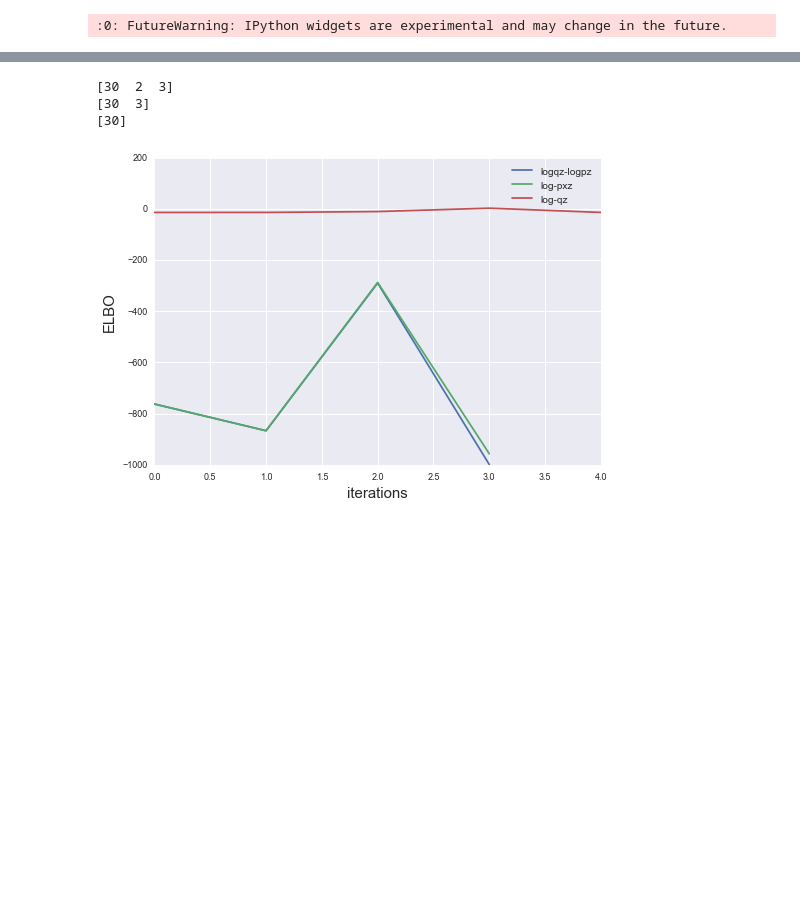
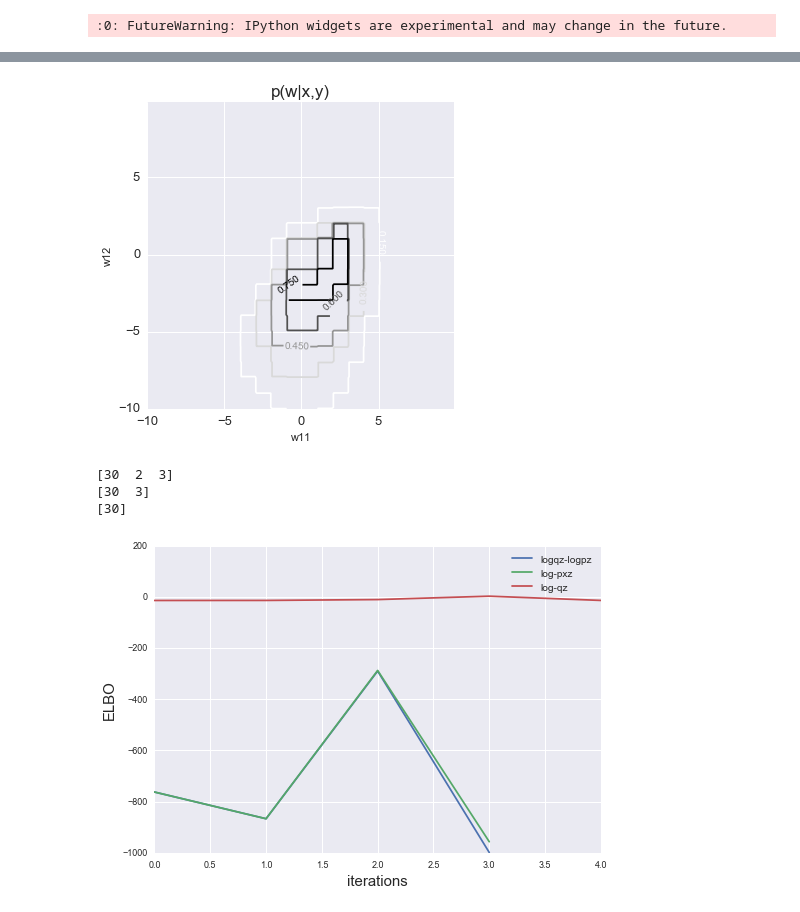
Before and after one commit to AndyZhang17/iaf2, a Jupyter notebook: phase4.ipynb, the cells around one changed output, grey strips where cells are left out. Drawn from its saved outputs; the diff is of its cells as text; code cells hidden in the pictures; blank space fills up the shorter version.

```diff
--- a/phase4.ipynb
+++ b/phase4.ipynb
@@ -61,3 +61,36 @@ keys : ['y', 'x', 'b', 'w', 'label']
+# %%
+# posterior
+
+LOW, HIGH = -10,+10
+GAP = (HIGH-LOW)/200.
+gps, g1, g2 = mathZ.gridPoints((LOW,HIGH,GAP), (LOW,HIGH,GAP))
+
+xname, yname = 'w11', 'w12'
+idx1 = [0,0]
+idx2 = [0,1]
+L = gps.shape[0]
+wns = np.repeat(wn.reshape((1,DIMX,DIMY)),L,axis=0)
+bns = np.repeat(bn.reshape((1,DIMY)), L, axis=0)
+wns[:, idx1[0], idx1[1] ] = gps[:,0]
+wns[:, idx2[0], idx2[1] ] = gps[:,1]
+
+logs_, logall_ = model.nlogPy_xw(data['x'],data['y'],wns,bns)
+# %%
+PRIOR_WEIGHT = 0
+logs = logs_ + model.nlogPw(wns)*PRIOR_WEIGHT
+logs = logs/SIZE
+pws = logs.reshape(g1.shape[1],g2.shape[0])
+pws = np.exp(pws)
+fig = plt.figure()
+CS = plt.contour(g1,g2,pws)
+plt.clabel(CS, inline=1, fontsize=10)
+plt.axes().set_aspect('equal')
+plt.xlabel(xname); plt.ylabel(yname)
+plt.tick_params(axis='both', which='major', labelsize=13)
+plt.title('p(w|x,y)', fontsize=17)
+plt.show()
+# %% [output]
+[figure, added]
 # %%
 # parameter setup
 SAMPLINGNUM = 30
```
Also changed, not shown: parts of 2 cells of this notebook, 5 other files.
